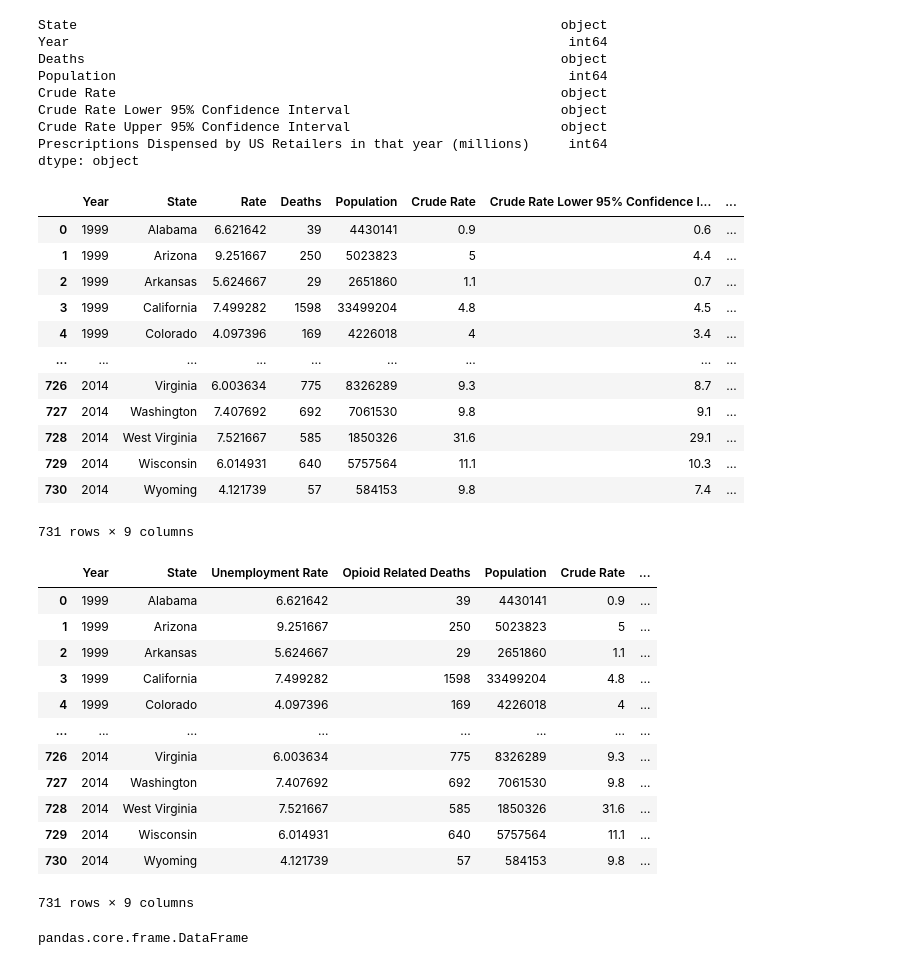
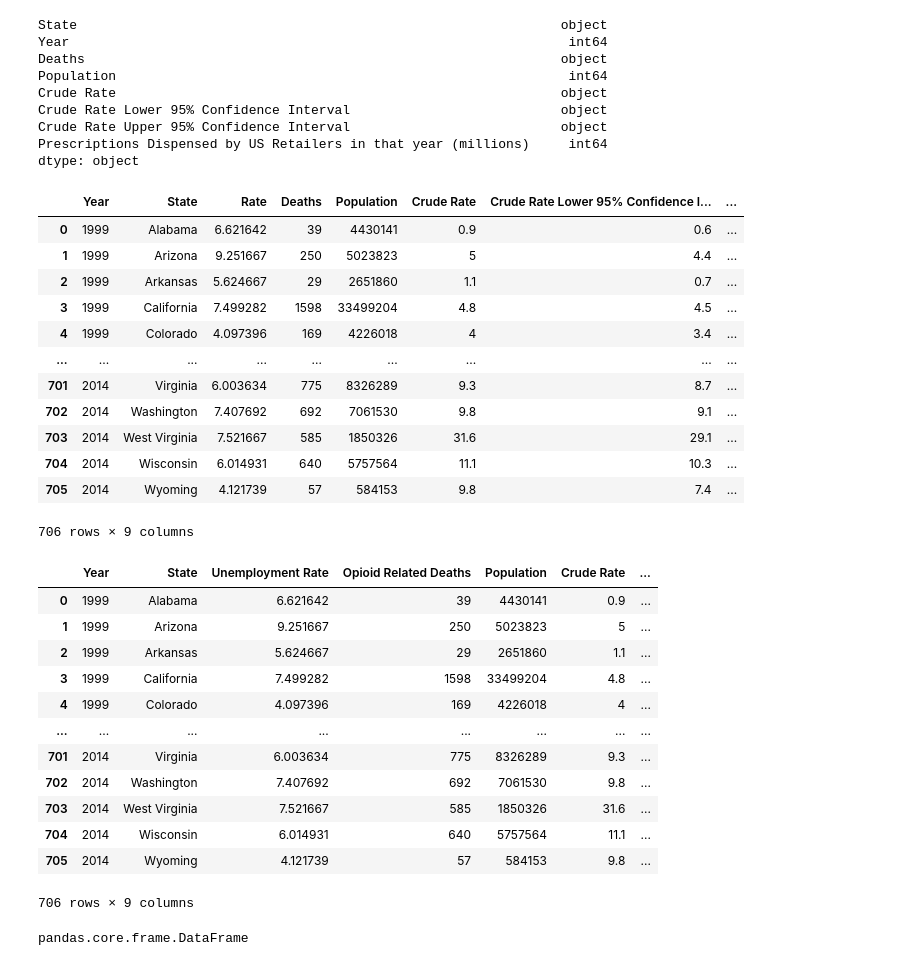
Before and after one commit to tannerhorton/regional_opioid_OD_and_unemployment_rates, a Jupyter notebook: ETL.ipynb, the cells around one changed output. Cells and saved outputs as stored; diff of their text form; code cells hidden in the pictures.

```diff
--- a/main_code.ipynb
+++ b/ETL.ipynb
@@ -160,3 +160,7 @@ cleaned_df
 | 814 | Wyoming | 2013 | 52 | 582658 | 8.9 | 6.7 | 11.7 | ... |
 | 815 | Wyoming | 2014 | 57 | 584153 | 9.8 | 7.4 | 12.6 | ... |
 803 rows × 8 columns
+# %%
+# drop rows with "unreliable" crude rates
+final_cleaned_df=cleaned_df[cleaned_df['Crude Rate'].str.contains('Unreliable')==False]
+final_cleaned_df
@@ -175,22 +193,22 @@ Prescriptions Dispensed by US Retailers in that year (millions)     int64
 dtype: object
 # %%
 # merge the two dataframes, notice they have two similar columns Year and State
-merged_df = pd.merge(unemployment_df, cleaned_df, on=['Year','State'])
+merged_df = pd.merge(unemployment_df, final_cleaned_df, on=['Year','State'])
 merged_df
 # %% [output]
 |  | Year | State | Rate | Deaths | Population | Crude Rate | Crude Rate Lower 95% Confidence I... | ... |
 | 0 | 1999 | Alabama | 6.621642 | 39 | 4430141 | 0.9 | 0.6 | ... |
 | 1 | 1999 | Arizona | 9.251667 | 250 | 5023823 | 5 | 4.4 | ... |
 | 2 | 1999 | Arkansas | 5.624667 | 29 | 2651860 | 1.1 | 0.7 | ... |
 | 3 | 1999 | California | 7.499282 | 1598 | 33499204 | 4.8 | 4.5 | ... |
 | 4 | 1999 | Colorado | 4.097396 | 169 | 4226018 | 4 | 3.4 | ... |
 | ... | ... | ... | ... | ... | ... | ... | ... | ... |
-| 726 | 2014 | Virginia | 6.003634 | 775 | 8326289 | 9.3 | 8.7 | ... |
-| 727 | 2014 | Washington | 7.407692 | 692 | 7061530 | 9.8 | 9.1 | ... |
-| 728 | 2014 | West Virginia | 7.521667 | 585 | 1850326 | 31.6 | 29.1 | ... |
-| 729 | 2014 | Wisconsin | 6.014931 | 640 | 5757564 | 11.1 | 10.3 | ... |
-| 730 | 2014 | Wyoming | 4.121739 | 57 | 584153 | 9.8 | 7.4 | ... |
+| 701 | 2014 | Virginia | 6.003634 | 775 | 8326289 | 9.3 | 8.7 | ... |
+| 702 | 2014 | Washington | 7.407692 | 692 | 7061530 | 9.8 | 9.1 | ... |
+| 703 | 2014 | West Virginia | 7.521667 | 585 | 1850326 | 31.6 | 29.1 | ... |
+| 704 | 2014 | Wisconsin | 6.014931 | 640 | 5757564 | 11.1 | 10.3 | ... |
+| 705 | 2014 | Wyoming | 4.121739 | 57 | 584153 | 9.8 | 7.4 | ... |
-731 rows × 9 columns
+706 rows × 9 columns
 # %%
 # rename columns to more accurately reflect the data
 final_merged_df=merged_df.rename(columns={'Rate':'Unemployment Rate', 'Deaths': 'Opioid Related Deaths'})
@@ -203,12 +221,12 @@ final_merged_df
 | 3 | 1999 | California | 7.499282 | 1598 | 33499204 | 4.8 | ... |
 | 4 | 1999 | Colorado | 4.097396 | 169 | 4226018 | 4 | ... |
 | ... | ... | ... | ... | ... | ... | ... | ... |
-| 726 | 2014 | Virginia | 6.003634 | 775 | 8326289 | 9.3 | ... |
-| 727 | 2014 | Washington | 7.407692 | 692 | 7061530 | 9.8 | ... |
-| 728 | 2014 | West Virginia | 7.521667 | 585 | 1850326 | 31.6 | ... |
-| 729 | 2014 | Wisconsin | 6.014931 | 640 | 5757564 | 11.1 | ... |
-| 730 | 2014 | Wyoming | 4.121739 | 57 | 584153 | 9.8 | ... |
+| 701 | 2014 | Virginia | 6.003634 | 775 | 8326289 | 9.3 | ... |
+| 702 | 2014 | Washington | 7.407692 | 692 | 7061530 | 9.8 | ... |
+| 703 | 2014 | West Virginia | 7.521667 | 585 | 1850326 | 31.6 | ... |
+| 704 | 2014 | Wisconsin | 6.014931 | 640 | 5757564 | 11.1 | ... |
+| 705 | 2014 | Wyoming | 4.121739 | 57 | 584153 | 9.8 | ... |
-731 rows × 9 columns
+706 rows × 9 columns
 # %%
 # check output type
 type(final_merged_df)
```
Also changed, not shown: parts of 5 cells of this notebook, 4 other files.
